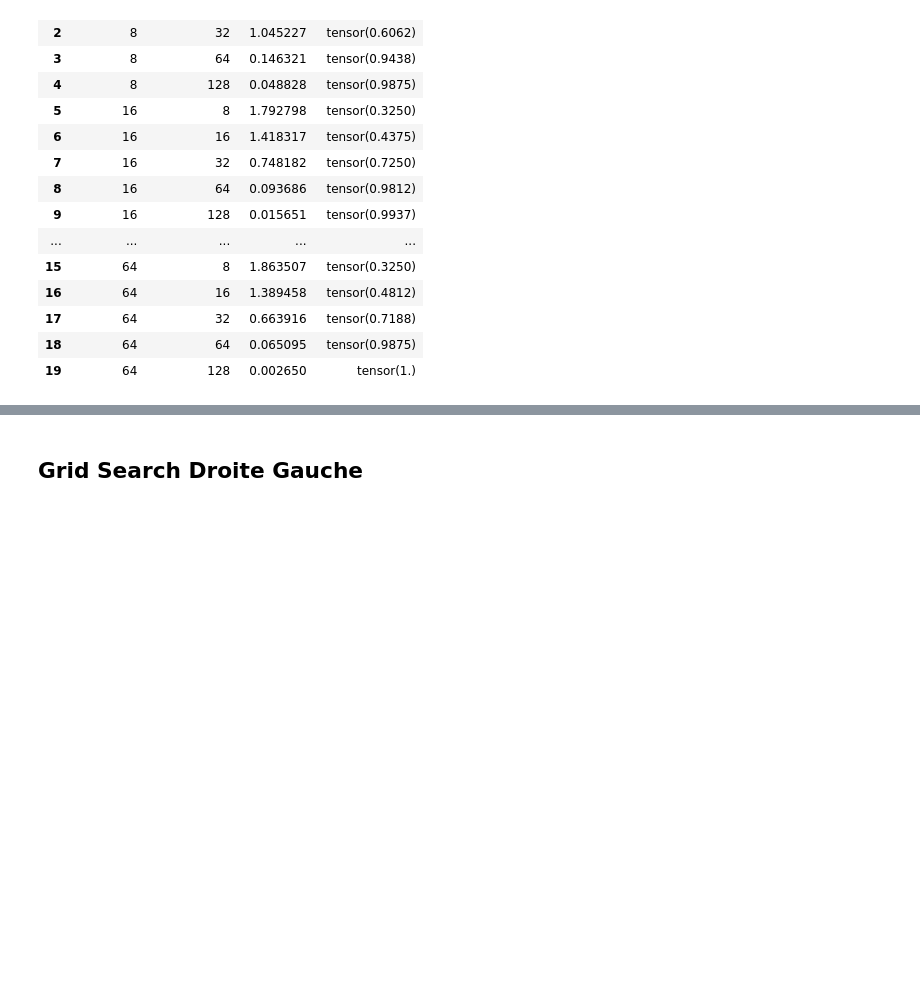
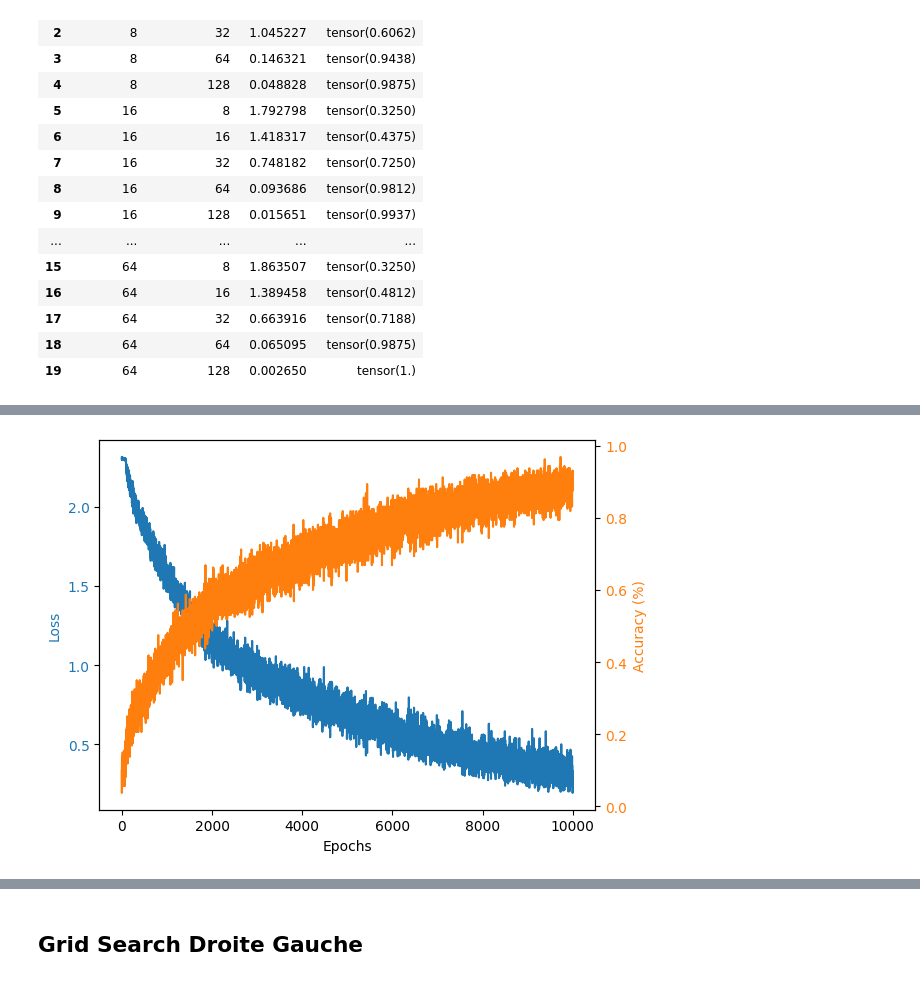
Before and after one commit to baptxste/projet_3A, a Jupyter notebook: grid_search.ipynb, the cells around one changed output, grey strips where cells are left out. Saved outputs shown, nothing was run; the diff lists cells and outputs as text; code cells hidden in the pictures; blank space fills up the shorter version.

```diff
--- a/grid_search.ipynb
+++ b/grid_search.ipynb
@@ -145,0 +148,83 @@ df_results
+# %%
+
+
+num_layers = [1, 2, 5, 10]
+emb_size=8
+hidden_size = 64
+results = []
+for layer in num_layers:
+    print(f"\n--- emb_size={emb_size}, hidden_size={hidden_size} ---\n")
+
+    # Définition du modèle
+    # encoder = GRUEncoderGD(input_size, emb_size, hidden_size)
+    # decoder = GRUDecoderGD(emb_size, hidden_size, output_size)
+    encoder = GRUEncoderGD(input_size, emb_size, hidden_size, num_layers=layer).to(device)
+    decoder = GRUDecoderGD(emb_size, hidden_size, output_size, num_layers=layer).to(device)
+
+    criterion = nn.CrossEntropyLoss()
+    optimizer = optim.Adam(list(encoder.parameters()) + list(decoder.parameters()), lr=learning_rate)
+
+    losses = []
+    accuracies = []
+
+
+    for epoch in range(epochs):
+        data , _ = generate_data(batch_size, seq_len, input_size)
+        data = data.to(device)
+
+
+        _, hidden = encoder(data)
+        hidden = hidden.to(device)
+        # print(hidden.shape)
+        hidden = hidden[-1].unsqueeze(0).repeat(layer, 1, 1)
+        # on fait ca pour ne garder que la sortie de la couche finale et la copier pour avoir le bon nombre de couches pour le décodeur
+        # si on met une seule couche dans le décodeur ca bug et on veut pas la suite de couches différentes sinon on peut pas l'utiliser avec le tpdn
+
+        # print(hidden.shape)
+
+        reconstructed_x = decoder(hidden, seq_len) #.argmax(dim=1) pour la loss on prend les logits et pas les classes directement
+
+        loss = criterion(reconstructed_x.view(-1, output_size), data.view(-1))
+
+        optimizer.zero_grad()
+        loss.backward()
+        optimizer.step()
+
+        accuracy = precision(reconstructed_x.argmax(dim=-1), data)
+        losses.append(loss.item())
+        accuracies.append(accuracy.cpu())
+
+        if (epoch + 1) % 10 == 0:
+            print(f"Epoch [{epoch + 1}/{epochs}], Loss: {loss.item():.4f}, Accuracy: {accuracy*100:.2f}%")
+
+
+
+    # torch.save(encoder, f"./models/GD/gru_enc_emb{emb_size}_hid{hidden_size}.pth")
+    # torch.save(decoder, f"./models/GD/gru_dec_emb{emb_size}_hid{hidden_size}.pth")
+
+    fig, ax1 = plt.subplots()
+    ax1.set_xlabel('Epochs')
+    ax1.set_ylabel('Loss', color='tab:blue')
+    ax1.plot(range(epochs), losses, color='tab:blue', label='Loss')
+    ax1.tick_params(axis='y', labelcolor='tab:blue')
+
+    ax2 = ax1.twinx()
+    ax2.set_ylabel('Accuracy (%)', color='tab:orange')
+    ax2.plot(range(epochs), accuracies, color='tab:orange', label='Accuracy')
+    ax2.tick_params(axis='y', labelcolor='tab:orange')
+
+    # plt.title(f'Loss and Accuracy (emb={emb_size}, hid={hidden_size})')
+    # plt.savefig(f"./resultats/GD/training_gru_emb{emb_size}_hid{hidden_size}.png")
+    # plt.close()
+
+    results.append({
+        "num_layers": layer,
+        # "hidden_size": hidden_size,
+        "final_loss": losses[-1],
+        "final_accuracy": accuracies[-1]
+    })
+
+df_results = pd.DataFrame(results)
+# df_results.to_csv("./resultats/GD/grid_search_results.csv", index=False)
+df_results
+# %% [output]
@@ -145,0 +253 @@ df_results
+[figure, added]
```
Also changed, not shown: parts of 3 cells of this notebook, 14 other files.
